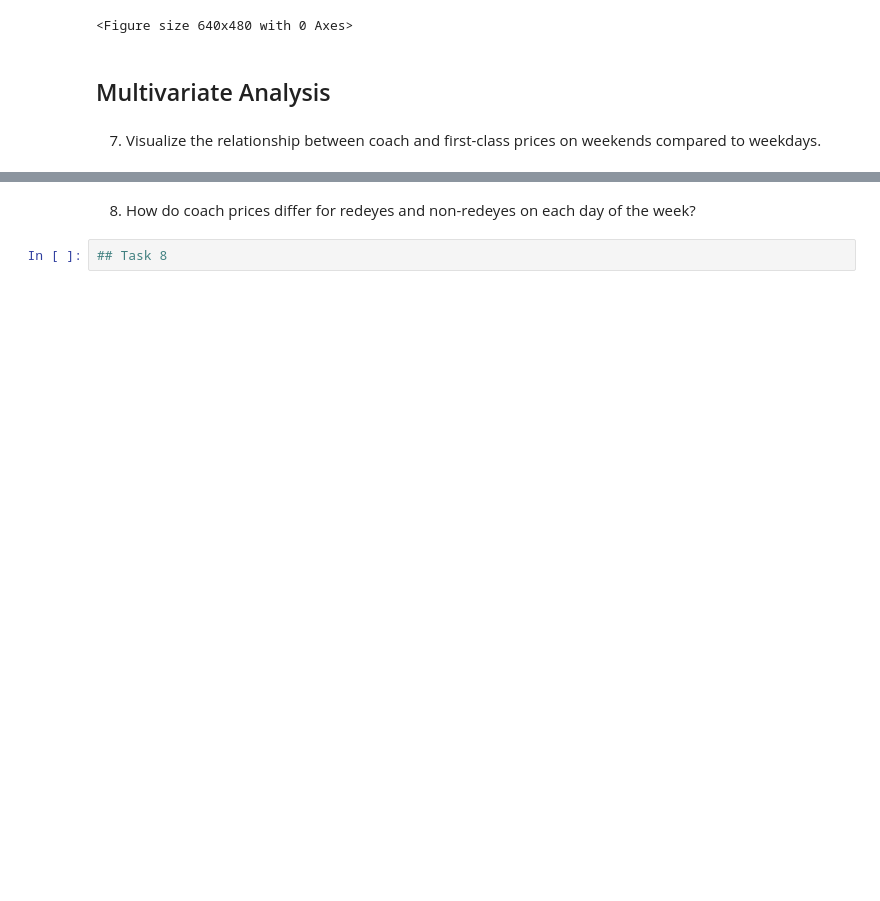
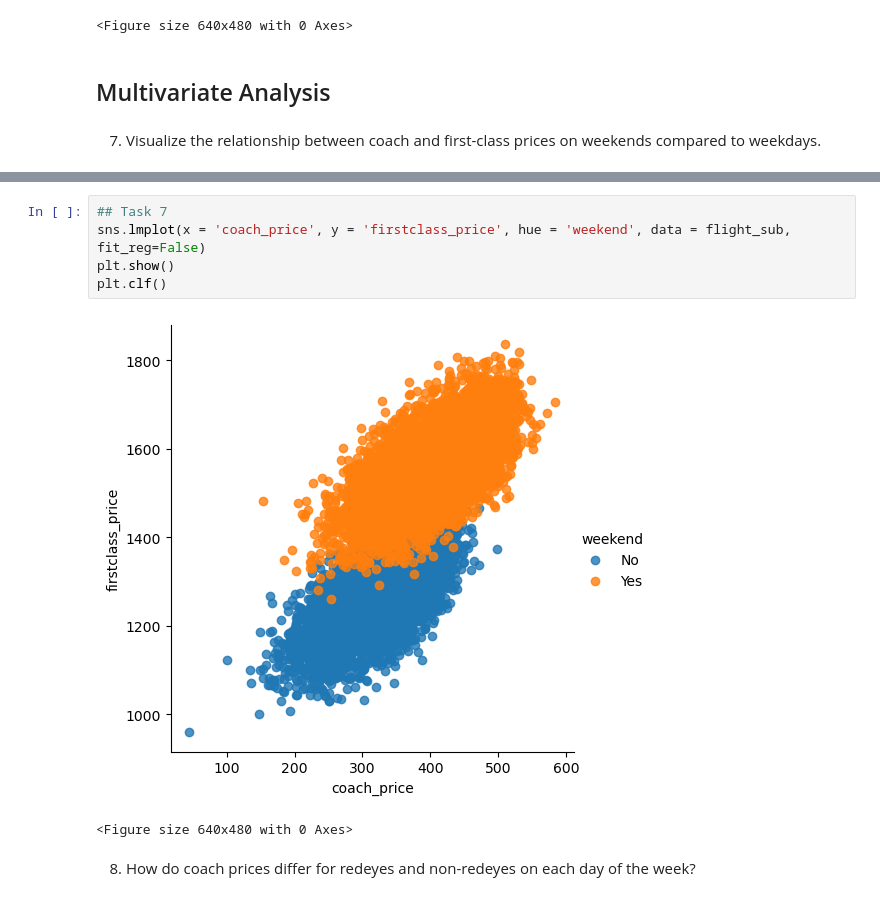
Before and after one commit to oldoc63/learningDS, a Jupyter notebook: exploreByVisual/Airline Analysis.ipynb, the cells around one changed output, grey strips where cells are left out. Cells and saved outputs as stored; diff of their text form; blank space fills up the shorter version.

```diff
--- a/exploreByVisual/Airline Analysis.ipynb
+++ b/exploreByVisual/Airline Analysis.ipynb
@@ -253,4 +255,10 @@ plt.clf()
+# %%
+## Task 7
+sns.lmplot(x = 'coach_price', y = 'firstclass_price', hue = 'weekend', data = flight_sub, fit_reg=False)
+plt.show()
+plt.clf()
+# %% [output]
+[figure, added]
+<Figure size 640x480 with 0 Axes>
 # %% [markdown]
 8. How do coach prices differ for redeyes and non-redeyes on each day of the week?
-# %%
-## Task 8
```
Also changed, not shown: parts of 6 cells of this notebook.
